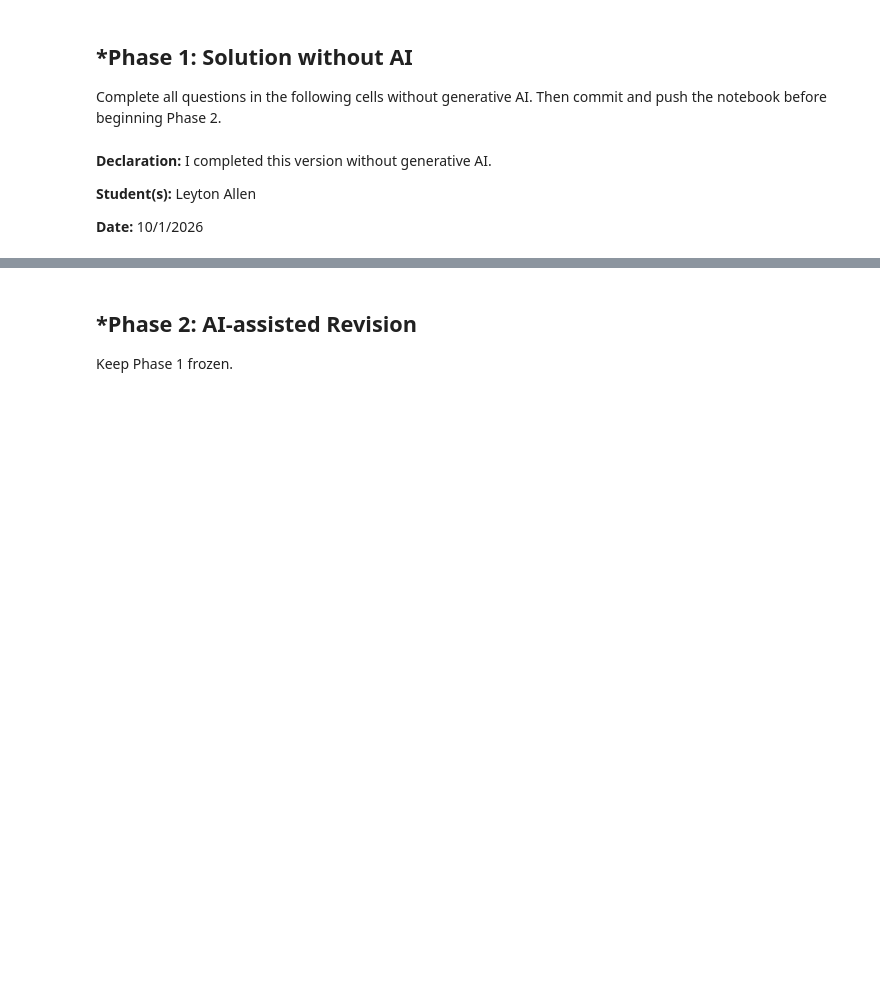
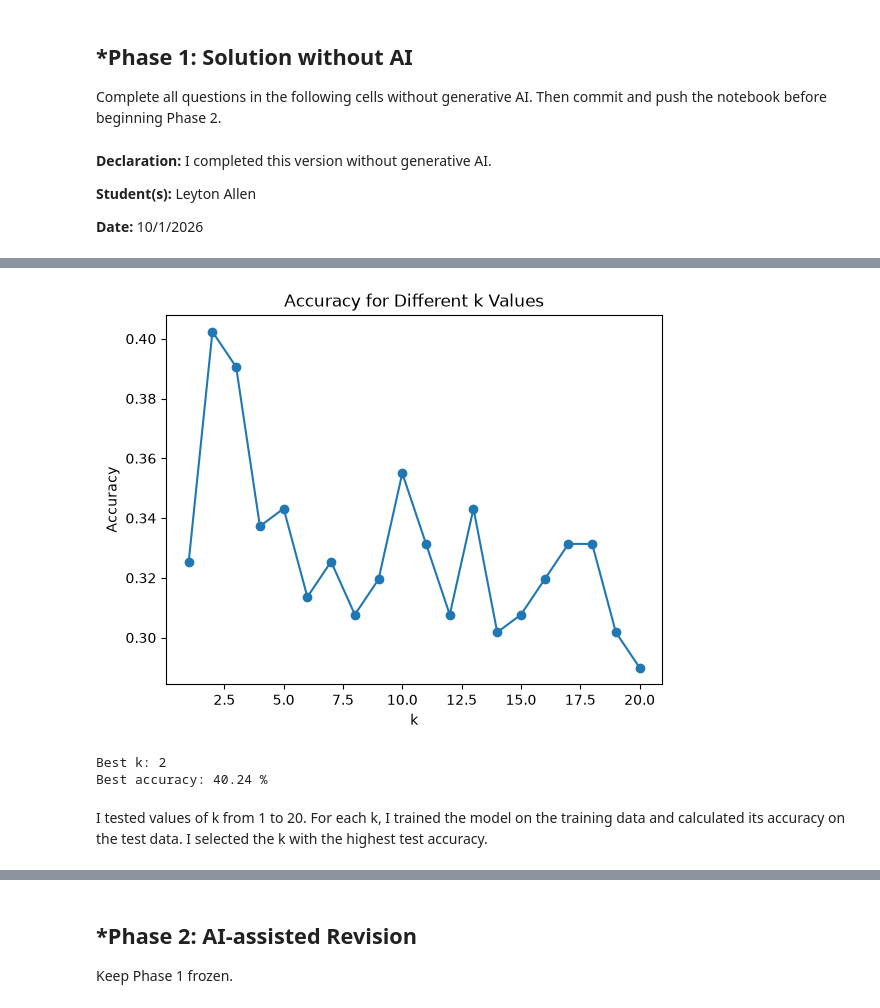
Before and after one commit to LeytonA26/A03-knn, a Jupyter notebook: notebook.ipynb, the cells around one changed output, grey strips where cells are left out. Cells and saved outputs as stored; diff of their text form; code cells hidden in the pictures; blank space fills up the shorter version.

```diff
--- a/notebook.ipynb
+++ b/notebook.ipynb
@@ -59,0 +136,8 @@ A probability prediction gives the probability for each possible class. This giv
+# %%
+X_train, X_test, y_train, y_test = train_test_split(
+    X,
+    y,
+    test_size=0.5,
+    random_state=1,
+    stratify=y
+)
@@ -59,0 +168,31 @@ A probability prediction gives the probability for each possible class. This giv
+# %%
+k_values = range(1, 21)
+accuracies = []
+
+for k in k_values:
+    model = KNeighborsClassifier(n_neighbors=k)
+    model.fit(X_train, y_train)
+
+    predictions = model.predict(X_test)
+
+    accuracy = accuracy_score(y_test, predictions)
+    accuracies.append(accuracy)
+# %%
+plt.plot(k_values, accuracies, marker="o")
+plt.xlabel("k")
+plt.ylabel("Accuracy")
+plt.title("Accuracy for Different k Values")
+plt.show()
+# %% [output]
+[figure, added]
+# %%
+best_accuracy = max(accuracies)
+best_k = k_values[accuracies.index(best_accuracy)]
+
+print("Best k:", best_k)
+print("Best accuracy:", round(best_accuracy * 100, 2), "%")
+# %% [output]
+Best k: 2
+Best accuracy: 40.24 %
+# %% [markdown]
+I tested values of k from 1 to 20. For each k, I trained the model on the training data and calculated its accuracy on the test data. I selected the k with the highest test accuracy.
```
Also changed, not shown: parts of 47 cells of this notebook.
